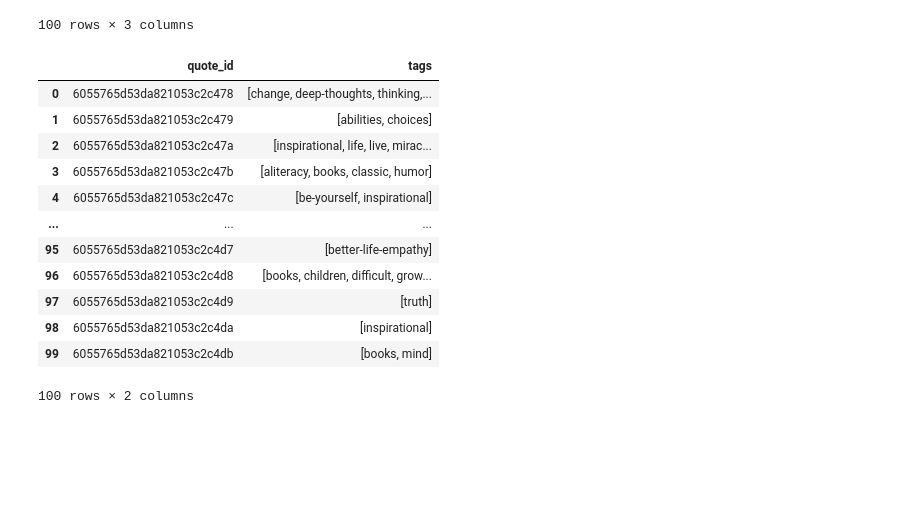
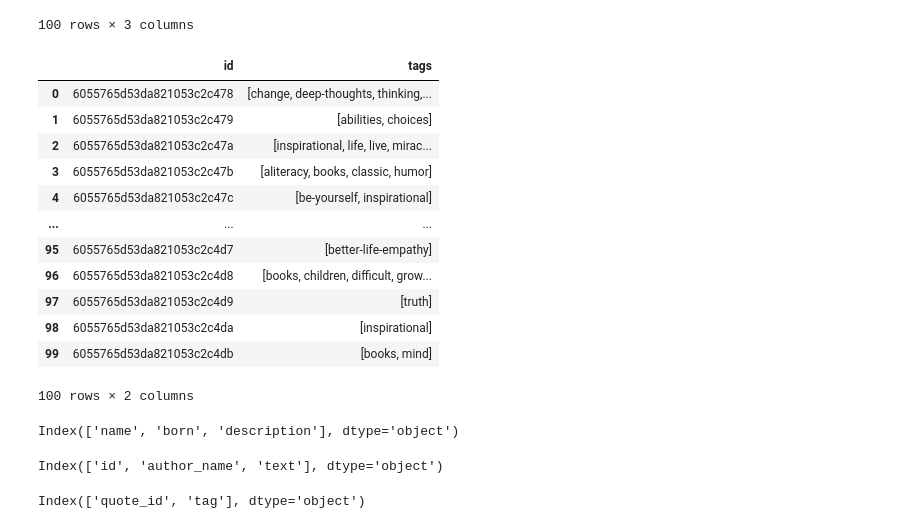
Before and after one commit to nadzema/ETLProject, a Jupyter notebook: ETL Project.ipynb, the cells around one changed output. Saved outputs shown, nothing was run; the diff lists cells and outputs as text; code cells hidden in the pictures; blank space fills up the shorter version.

```diff
--- a/ETL Project.ipynb
+++ b/ETL Project.ipynb
@@ -185,13 +204,13 @@ from sqlalchemy import create_engine
 # %%
 quote_id_tag = []
 for quote in quotes_mongo:
-    id_tag = {'quote_id': quote['_id'],
+    id_tag = {'id': quote['_id'],
             'tags': quote['tags']}
     quote_id_tag.append(id_tag)
 quote_id_tag_df = pd.DataFrame(quote_id_tag)
 quote_id_tag_df
 # %% [output]
-|  | quote_id | tags |
+|  | id | tags |
 | 0 | 6055765d53da821053c2c478 | [change, deep-thoughts, thinking,... |
 | 1 | 6055765d53da821053c2c479 | [abilities, choices] |
 | 2 | 6055765d53da821053c2c47a | [inspirational, life, live, mirac... |
@@ -209 +228,14 @@ rds_connection_string = "postgres:MathTeacherpoker1!@localhost:5432/quotes"
 engine = create_engine(f'postgresql://{rds_connection_string}')
+# %%
+all_unique_authors_df.rename(columns={'author_name':'name'}, inplace=True)
+all_unique_authors_df.columns
+# %% [output]
+Index(['name', 'born', 'description'], dtype='object')
+# %%
+all_quotes_df.columns
+# %% [output]
+Index(['id', 'author_name', 'text'], dtype='object')
+# %%
+quote_id_tag_df.columns
+# %% [output]
+Index(['quote_id', 'tag'], dtype='object')
```
Also changed, not shown: parts of 13 cells of this notebook, 2 other files.
